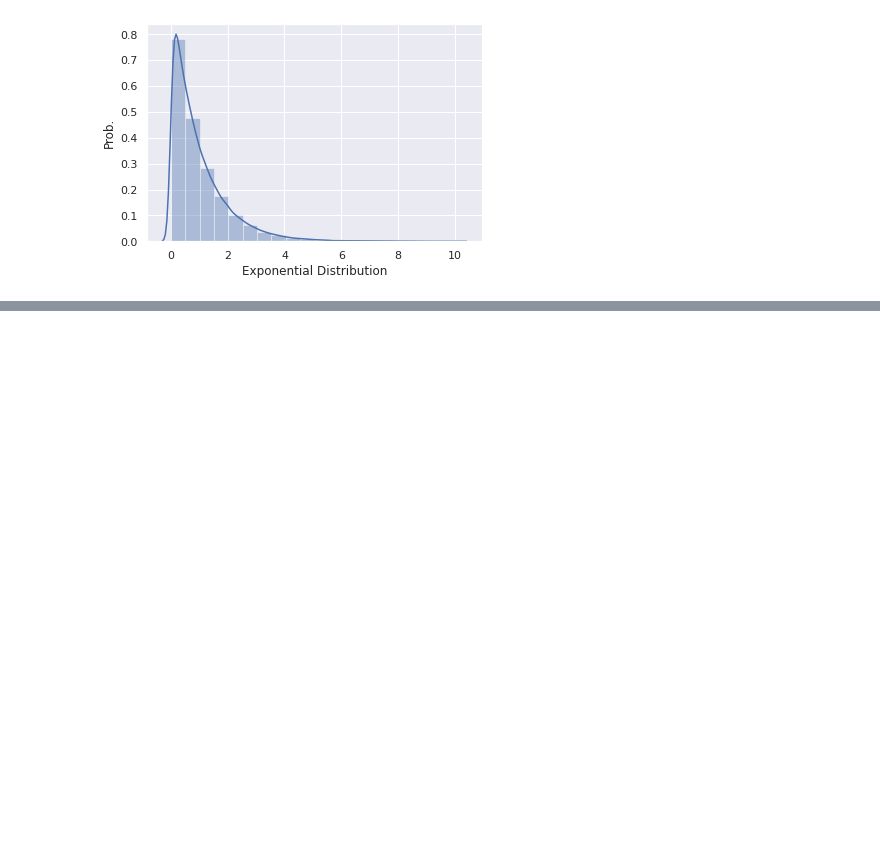
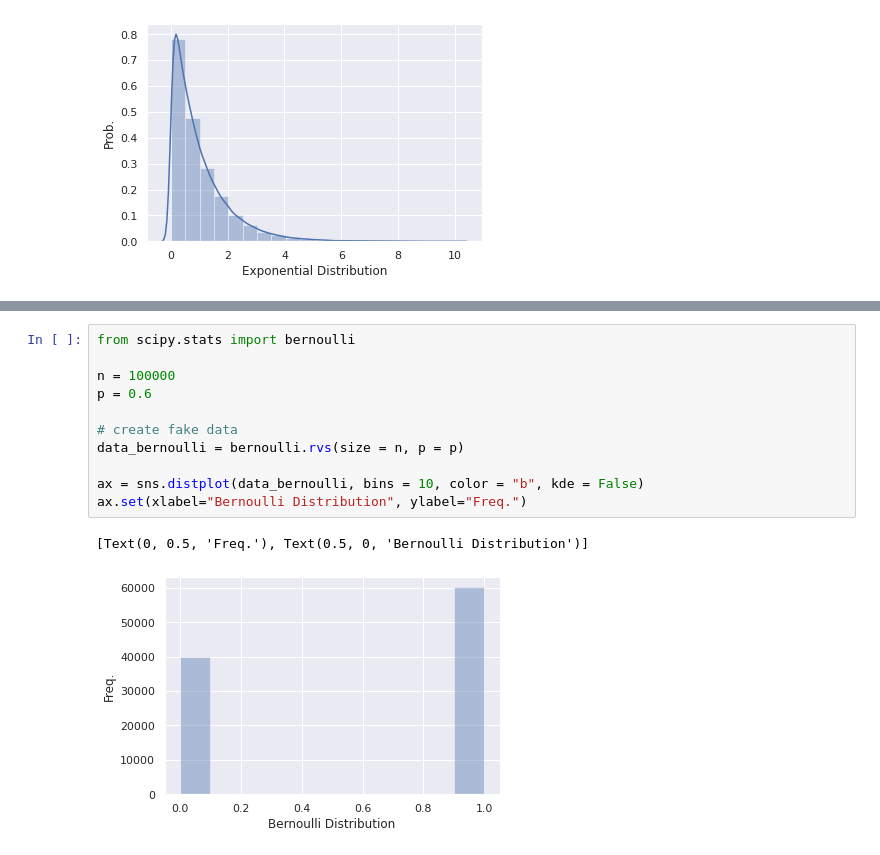
Before and after one commit to grale13/cursoad, a Jupyter notebook: M2_T3.ipynb, the cells around one changed output, grey strips where cells are left out. Drawn from its saved outputs; the diff is of its cells as text; blank space fills up the shorter version.

```diff
--- a/M2_T3.ipynb
+++ b/M2_T3.ipynb
@@ -102,0 +116,14 @@ ax.set(xlabel="Exponential Distribution", ylabel="Prob.")
+# %%
+from scipy.stats import bernoulli
+
+n = 100000
+p = 0.6
+
+# create fake data
+data_bernoulli = bernoulli.rvs(size = n, p = p)
+
+ax = sns.distplot(data_bernoulli, bins = 10, color = "b", kde = False)
+ax.set(xlabel="Bernoulli Distribution", ylabel="Freq.")
+# %% [output]
+[Text(0, 0.5, 'Freq.'), Text(0.5, 0, 'Bernoulli Distribution')]
+[figure, added]
```
Also changed, not shown: parts of 1 cell of this notebook.
